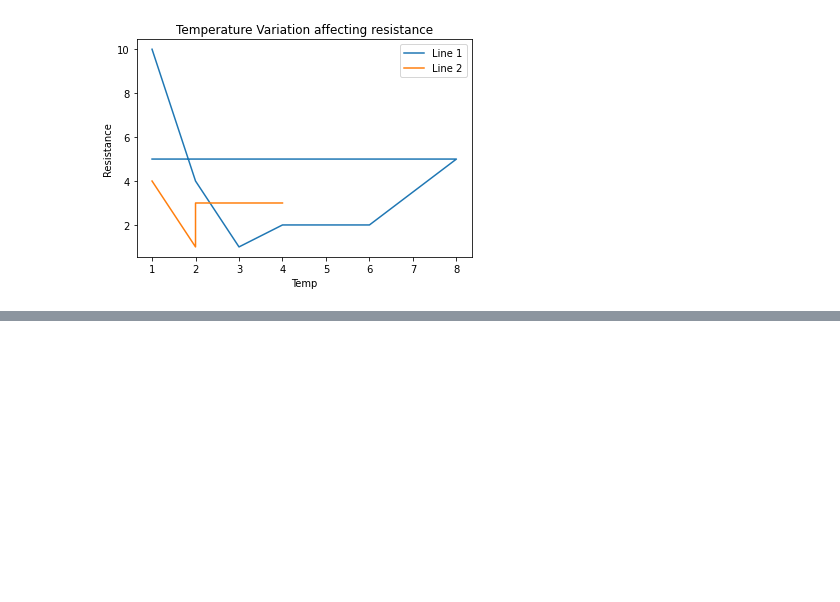
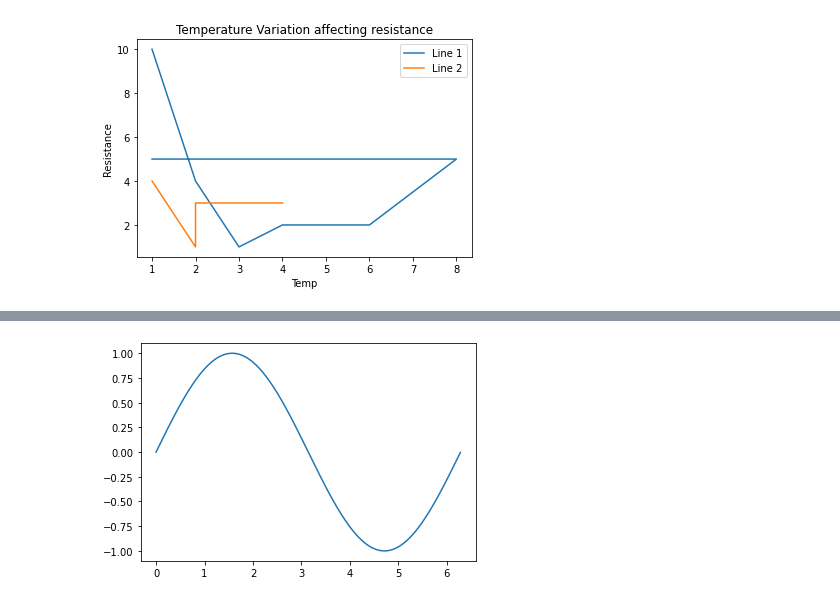
Before and after one commit to RashmivernekarN/ai_with_python_keonics, a Jupyter notebook: Module4/practical.ipynb, the cells around one changed output, grey strips where cells are left out. Saved outputs shown, nothing was run; the diff lists cells and outputs as text; code cells hidden in the pictures; blank space fills up the shorter version.

```diff
--- a/Module4/practical.ipynb
+++ b/Module4/practical.ipynb
@@ -475,0 +414,25 @@ line_animation.save("lines.mp4", writer=Writer)
+# %%
+import numpy as np
+import matplotlib.pyplot as plt
+import matplotlib.animation as animation
+
+fig, ax = plt.subplots()
+
+x = np.arange(0, 2*np.pi, 0.01)
+line, = ax.plot(x, np.sin(x))
+
+
+def animate(i):
+    line.set_ydata(np.sin(x + i / 50))  # update the data.
+    return line,
+
+
+ani = animation.FuncAnimation(
+    fig, animate, interval=100, blit=True, save_count=50)
+
+plt.show()
+
+writergif = animation.PillowWriter(fps=30)
+ani.save('animated_graph.gif',writer=writergif)
+# %% [output]
+[figure, added]
```
Also changed, not shown: parts of 5 cells of this notebook, 9 other files.
